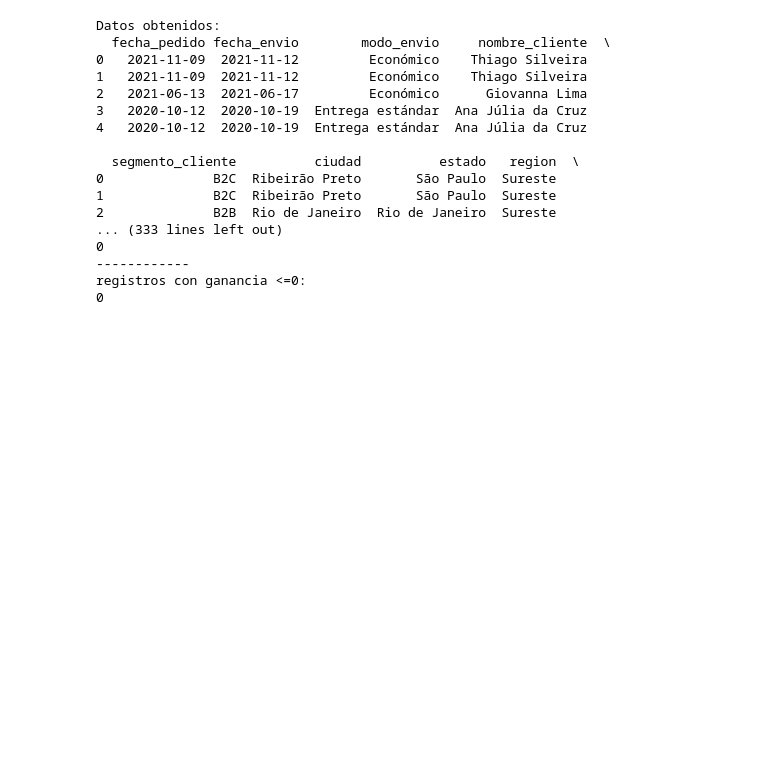
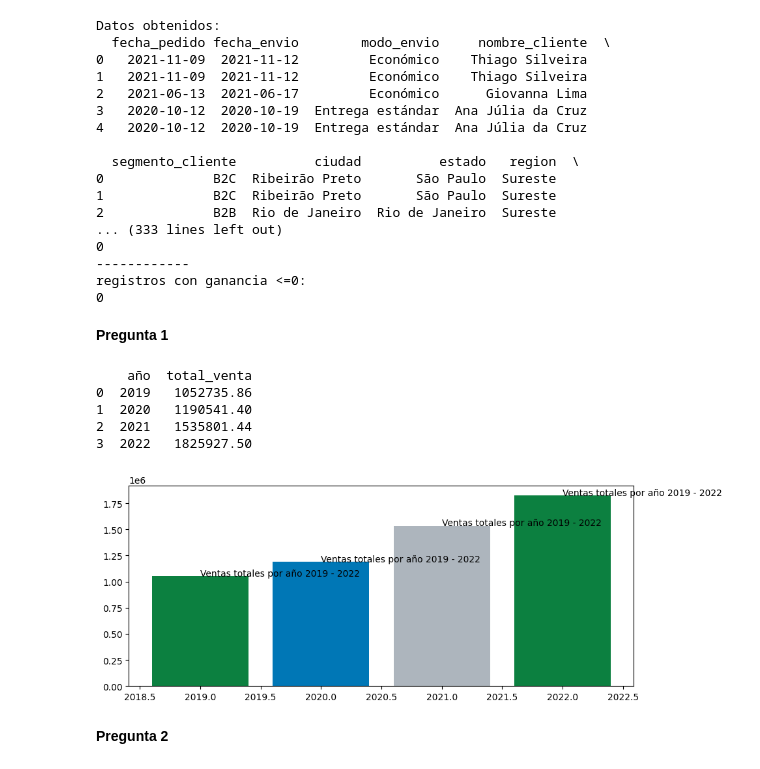
Before and after one commit to gabrielcz6/supermarketsalesanalysis, a Jupyter notebook: supermarketanalisis.ipynb, the cells around one changed output. Saved outputs shown, nothing was run; the diff lists cells and outputs as text; code cells hidden in the pictures; blank space fills up the shorter version.

```diff
--- a/supermarketanalisis.ipynb
+++ b/supermarketanalisis.ipynb
@@ -7,3 +5,5 @@ global df_ventas, df_ventas_limpio
+# %%
+df_ventas, df_ventas_limpio="",""
 # %% [markdown]
 **Librerías**
 # %%
@@ -15,8 +33,4 @@ import matplotlib.dates as mdates
 # %%
-import pandas as pd
-
-global df_ventas, df_ventas_limpio
-
 def obtencion_datos():
     global df_ventas
     df_ventas = pd.read_csv("reporte_ventas.csv")
@@ -68,9 +82,6 @@ eliminar_registros_nulos()
 filtrar_operaciones_con_ganancia()
 resetear_indice()
 
-global df_ventas, df_ventas_limpio
-
-df_ventas = pd.read_csv ("reporte_ventas.csv")
 print('Información')
 print(df_ventas.info())
 print('------------')
@@ -113,3 +124,44 @@ Datos obtenidos:
 ------------
 registros con ganancia <=0:
 0
+# %% [markdown]
+**Pregunta 1**
+# %%
+def pregunta_1():
+    global df_ventas
+    global df_ventas_año
+    global df_ventas_limpio
+    global df_ventas_año_agrupado
+
+    df_ventas_año=df_ventas_limpio[['fecha_pedido', 'total_venta']].copy()
+
+   # Crea una nueva columna llamada 'año' con el año de 'fecha_pedido'
+    df_ventas_año['año'] = df_ventas_año['fecha_pedido'].dt.year
+
+    # Elimina la columna 'fecha_pedido'
+    df_ventas_año = df_ventas_año.drop('fecha_pedido', axis=1)
+
+    # Muestra el DataFrame resultante
+    #print(df_ventas_año)
+
+    df_ventas_año_agrupado = df_ventas_año.groupby('año').aggregate({'total_venta': 'sum'}).reset_index()
+
+    # Muestra el DataFrame resultante
+    print(df_ventas_año_agrupado)
+    fig, ax = plt.subplots(figsize=(10,4))
+    ax.bar(df_ventas_año_agrupado["año"], df_ventas_año_agrupado["total_venta"], color=colores, width=0.8)
+    for bar in ax.patches:
+      valor = bar.get_height()
+      qtd = "Ventas totales por año 2019 - 2022"
+      ax.text(bar.get_x() + bar.get_width() / 2.0, valor, qtd)
+
+pregunta_1()
+# %% [output]
+    año  total_venta
+0  2019   1052735.86
+1  2020   1190541.40
+2  2021   1535801.44
+3  2022   1825927.50
+[figure, added]
+# %% [markdown]
+**Pregunta 2**
```
Also changed, not shown: parts of 5 cells of this notebook.
